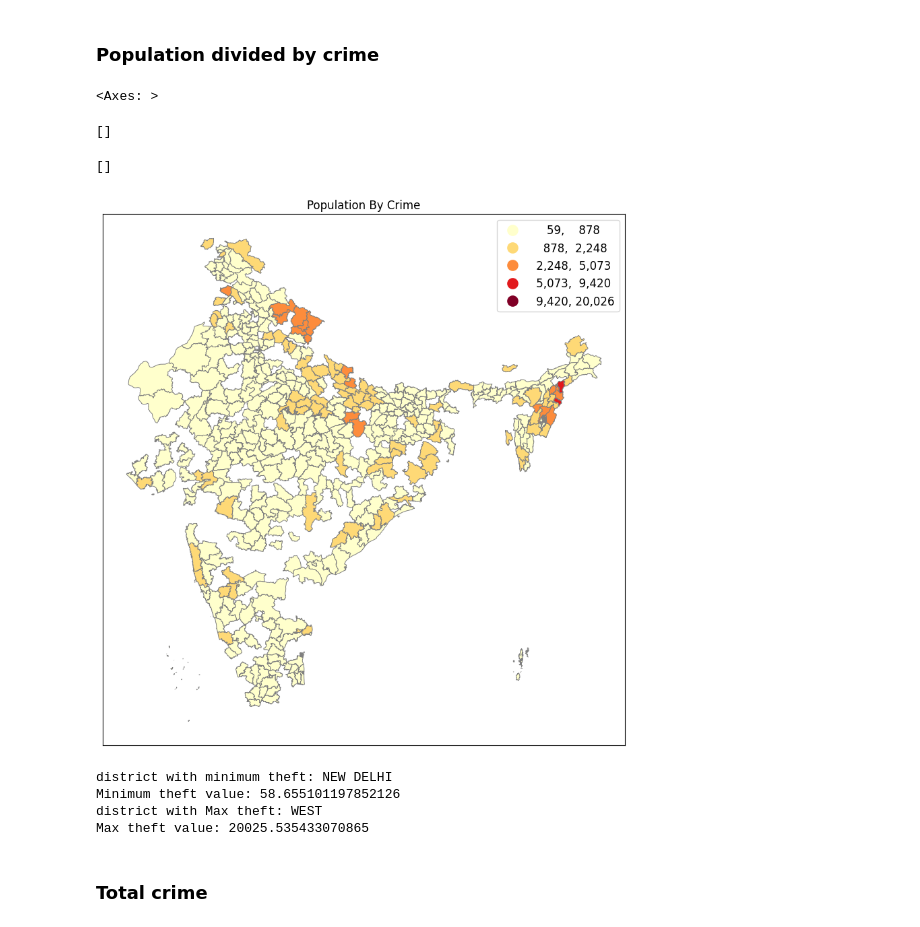
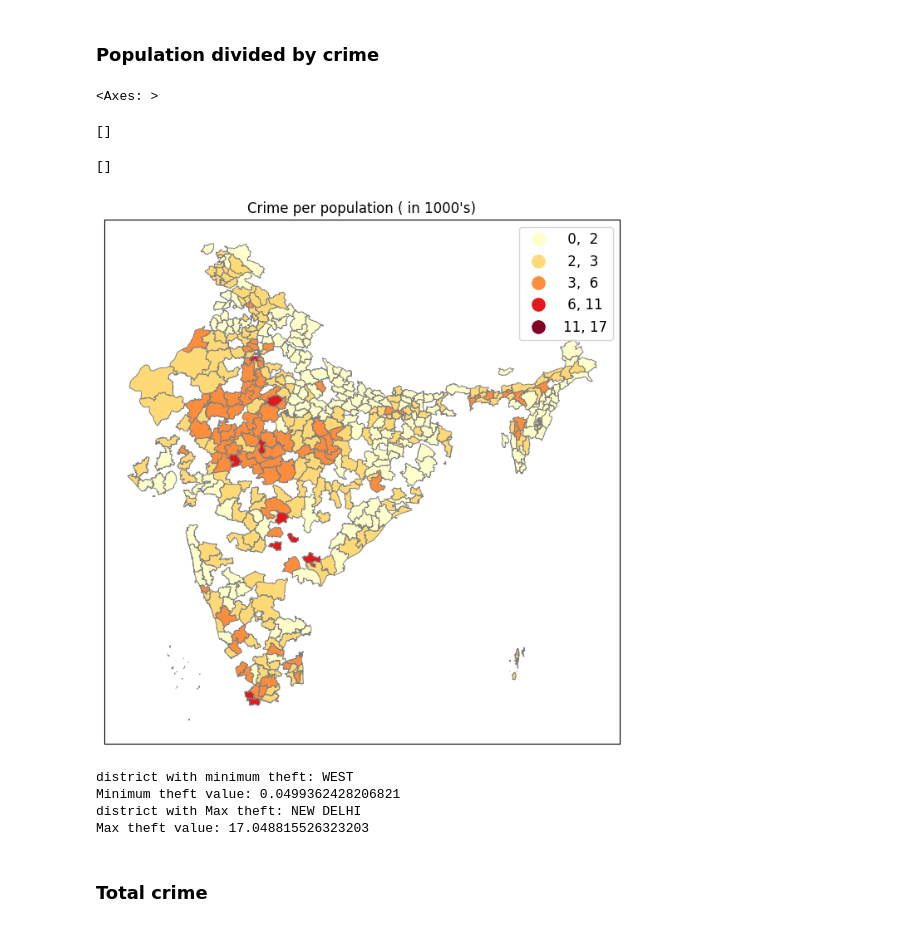
Before and after one commit to Dhairya890/GIS-SEM1, a Jupyter notebook: GIS_INDIA.ipynb, the cells around one changed output. Saved outputs shown, nothing was run; the diff lists cells and outputs as text; code cells hidden in the pictures.

```diff
--- a/GIS_INDIA.ipynb
+++ b/GIS_INDIA.ipynb
@@ -124,22 +124,23 @@ df_pop_crime[['distname','Total Cognizable IPC crimes','totalpopul','_merge']]
 # %% [markdown]
 ### Population divided by crime
 # %%
-df_pop_crime["pop_by_crime"] = df_pop_crime["totalpopul"]/df_pop_crime["Total Cognizable IPC crimes"]
+#df_pop_crime["pop_by_crime"] = df_pop_crime["totalpopul"]/df_pop_crime["Total Cognizable IPC crimes"]
+df_pop_crime["pop_by_crime"] = (df_pop_crime["Total Cognizable IPC crimes"] /df_pop_crime["totalpopul"]) * 1000
 # %%
-fig, ax = plt.subplots(1, figsize=(10,12))
+fig, ax = plt.subplots(1, figsize=(8,10))
 
 df_pop_crime.plot(ax=ax,column='pop_by_crime',legend=True,cmap='YlOrRd',scheme='natural_breaks',k=5,
          edgecolor='grey',linewidth=.7,legend_kwds= {"fmt": "{:,.0f}",
         'loc':'upper right','title_fontsize':'large','fontsize':'large','markerscale':1.2})
 
-ax.title.set_text("Population By Crime")
+ax.title.set_text("Crime per population ( in 1000's)")
 ax.set_xticks([])
 ax.set_yticks([])
 # %% [output]
 <Axes: >
 []
 []
-[figure, old version]
+[figure, new version]
 # %%
 min_theft_index = df_pop_crime['pop_by_crime'].idxmin()
 max_theft_index = df_pop_crime['pop_by_crime'].idxmax()
@@ -155,10 +156,10 @@ print("Minimum theft value:", min_theft_value)
 print("district with Max theft:", district_with_max_theft)
 print("Max theft value:", max_theft_value)
 # %% [output]
-district with minimum theft: NEW DELHI
-Minimum theft value: 58.655101197852126
-district with Max theft: WEST
-Max theft value: 20025.535433070865
+district with minimum theft: WEST
+Minimum theft value: 0.0499362428206821
+district with Max theft: NEW DELHI
+Max theft value: 17.048815526323203
 # %% [markdown]
 ### Total crime
 # %%
```
Also changed, not shown: parts of 56 cells of this notebook.
